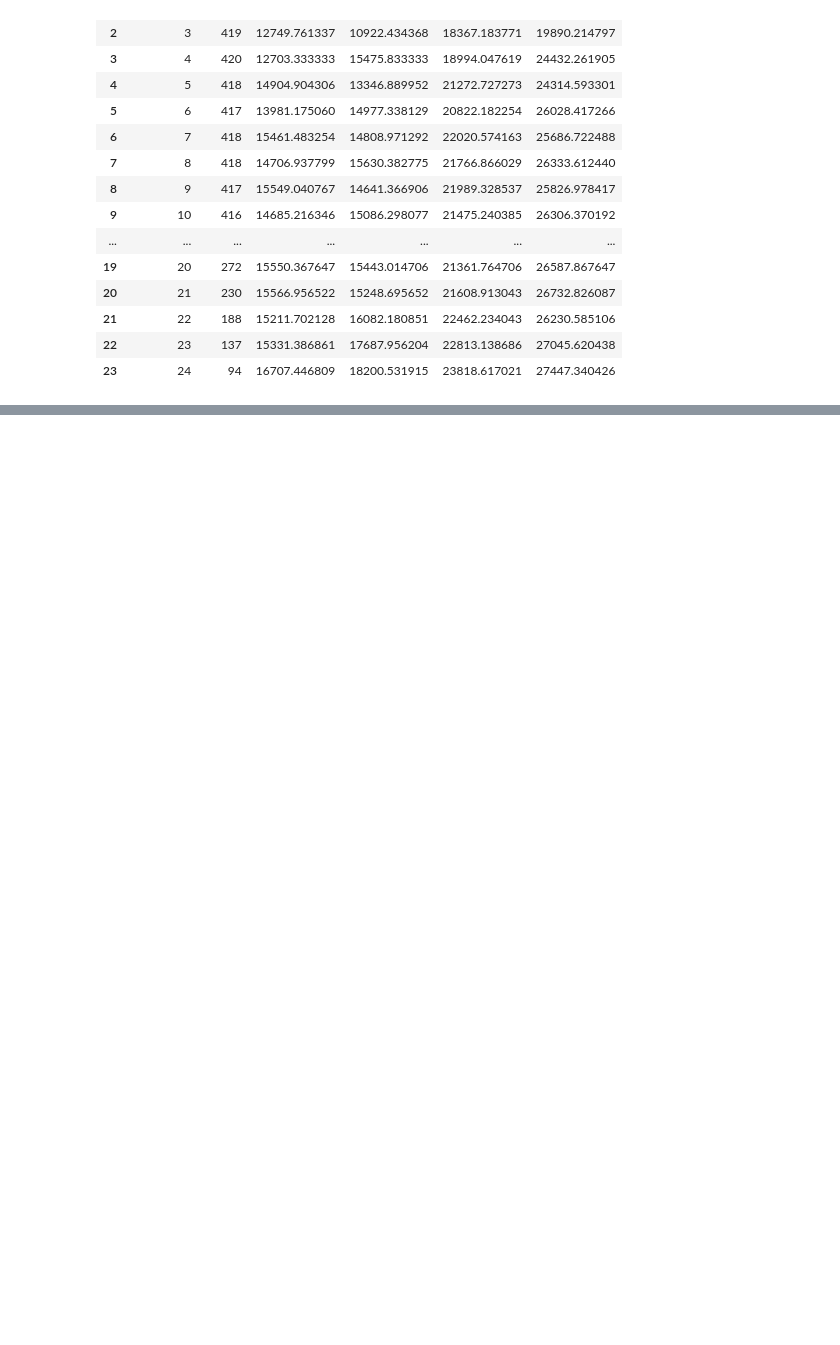
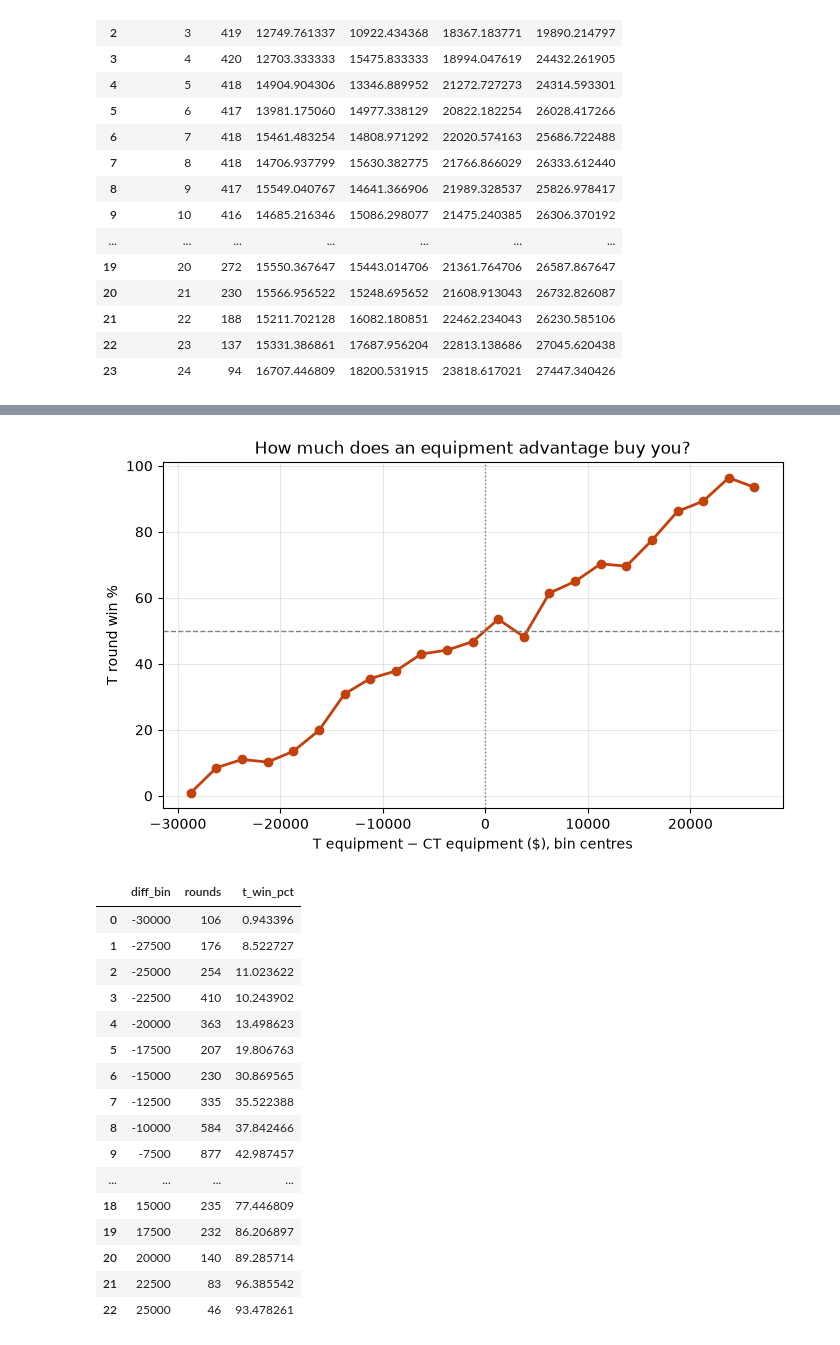
Before and after one commit to jjzhao05/cs2-movement-prediction, a Jupyter notebook: deep_data_analysis.ipynb, the cells around one changed output, grey strips where cells are left out. Cells and saved outputs as stored; diff of their text form; code cells hidden in the pictures; blank space fills up the shorter version.

```diff
--- a/deep_data_analysis.ipynb
+++ b/deep_data_analysis.ipynb
@@ -168,0 +222,41 @@ This is a little expected due to the T side have cheaper items compared to that
+# %%
+d = q("""
+SELECT (floor((t_equip - ct_equip) / 2500) * 2500)::INT AS diff_bin,
+    count(*) AS rounds,
+    avg((winner = 't')::INT) * 100 AS t_win_pct
+FROM round_buys
+WHERE t_buy <> 'pistol'
+GROUP BY ALL
+HAVING COUNT(*) >= 30 -- droping thin bins
+ORDER BY diff_bin
+""")
+
+fig, ax = plt.subplots(figsize=(8, 4.5))
+ax.plot(d.diff_bin + 1250, d.t_win_pct, marker="o", lw=2, color="#c2410c")
+ax.axhline(50, color="gray", lw=1, ls="--")
+ax.axvline(0, color="gray", lw=1, ls=":")
+ax.set_xlabel("T equipment − CT equipment ($), bin centres")
+ax.set_ylabel("T round win %")
+ax.set_title("How much does an equipment advantage buy you?")
+ax.grid(alpha=0.3)
+plt.show()
+d
+# %% [output]
+[figure, added]
+|  | diff_bin | rounds | t_win_pct |
+| 0 | -30000 | 106 | 0.943396 |
+| 1 | -27500 | 176 | 8.522727 |
+| 2 | -25000 | 254 | 11.023622 |
+| 3 | -22500 | 410 | 10.243902 |
+| 4 | -20000 | 363 | 13.498623 |
+| 5 | -17500 | 207 | 19.806763 |
+| 6 | -15000 | 230 | 30.869565 |
+| 7 | -12500 | 335 | 35.522388 |
+| 8 | -10000 | 584 | 37.842466 |
+| 9 | -7500 | 877 | 42.987457 |
+| ... | ... | ... | ... |
+| 18 | 15000 | 235 | 77.446809 |
+| 19 | 17500 | 232 | 86.206897 |
+| 20 | 20000 | 140 | 89.285714 |
+| 21 | 22500 | 83 | 96.385542 |
+| 22 | 25000 | 46 | 93.478261 |
```
Also changed, not shown: parts of 16 cells of this notebook.
